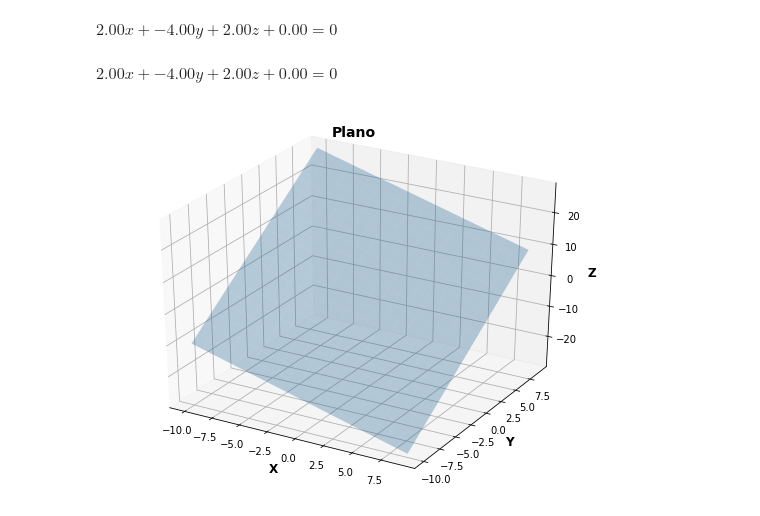
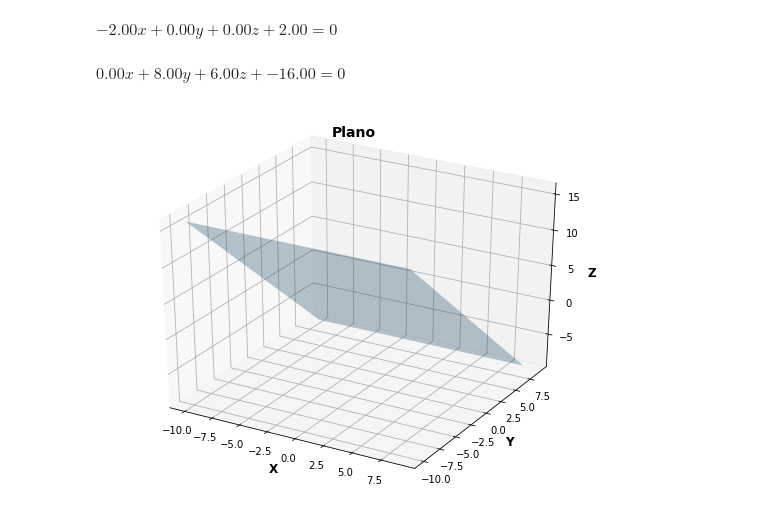
Before and after one commit to Rogerio-mack/work, a Jupyter notebook: EquacaoPlano.ipynb, the cells around one changed output. Drawn from its saved outputs; the diff is of its cells as text; code cells hidden in the pictures.

```diff
--- a/EquacaoPlano.ipynb
+++ b/EquacaoPlano.ipynb
@@ -14,8 +14,8 @@
 import numpy as np
 from IPython.display import display, Math
 
-a = '(1,2,3)' #@param {type:"string"}
-b = '(-1,0,1)' #@param {type:"string"}
+a = '(1,-2,3)' #@param {type:"string"}
+b = '(1,2,1)' #@param {type:"string"}
 c = '(1,1,1)' #@param {type:"string"}
 
 def plan(a,b,c):
@@ -35,15 +35,15 @@ pA, pB, pC, N, d = plan(a,b,c)
 
 display(Math(r'{:1.2f}x + {:1.2f}y + {:1.2f}z + {:1.2f} = 0'.format(N[0],N[1],N[2],d)))
 # %% [output]
-$\displaystyle 2.00x + -4.00y + 2.00z + 0.00 = 0$
+$\displaystyle -2.00x + 0.00y + 0.00z + 2.00 = 0$
 # %%
 #@title **Equação do Plano (equação e gráfico)**
 #@markdown Informe **3 pontos** no formato **(x,y,z)** como nos exemplos e click no botão para executar.
 from IPython.display import display, Math
 
-a = '(1,2,3)' #@param {type:"string"}
-b = '(-1,0,1)' #@param {type:"string"}
-c = '(1,1,1)' #@param {type:"string"}
+a = '(1,-1,4)' #@param {type:"string"}
+b = '(2,2,0)' #@param {type:"string"}
+c = '(-1,-1,4)' #@param {type:"string"}
 
 def plan(a,b,c):
   pA = np.array(eval(a))
@@ -63,33 +63,37 @@ def plan_plot(pA, pB, pC, N, d):
   from mpl_toolkits.mplot3d import Axes3D
 
   xx, yy = np.meshgrid(range(-10,10), range(-10,10))
+
+  if N[2] == 0:
+    print('Para esse valores não conseguimos exibir o gráfico (vetor_normal[2] == 0).')
+    return
 
   z = (-N[0] * xx -N[1] * yy - d) * 1. / N[2]
 
   ax = plt.figure(figsize=(9,7)).gca(projection='3d')
 
   # ax.quiver(pA[0],pA[1],pA[2],N[0],N[1],N[2],color='r',
   #          pivot='tail',length=20,arrow_length_ratio=0.3/2)
 
   ax.plot_surface(xx, yy, z, alpha=0.3)
 
   ax.set_title('Plano',size=14, fontweight="bold")
 
   # ax.set_xlim([-10,10])
   # ax.set_ylim([-10,10])
   # ax.set_zlim([-10,10])
   ax.set_xlabel("X", size=12, fontweight="bold")
   ax.set_ylabel("Y", size=12, fontweight="bold")
   ax.set_zlabel("Z", size=12, fontweight="bold")
   plt.show()
 
   return
 
 pA, pB, pC, N, d = plan(a, b, c)
 
 display(Math(r'{:1.2f}x + {:1.2f}y + {:1.2f}z + {:1.2f} = 0'.format(N[0],N[1],N[2],d)))
 
 plan_plot(pA, pB, pC, N, d)
 # %% [output]
-$\displaystyle 2.00x + -4.00y + 2.00z + 0.00 = 0$
+$\displaystyle 0.00x + 8.00y + 6.00z + -16.00 = 0$
-[figure, old version]
+[figure, new version]
```
